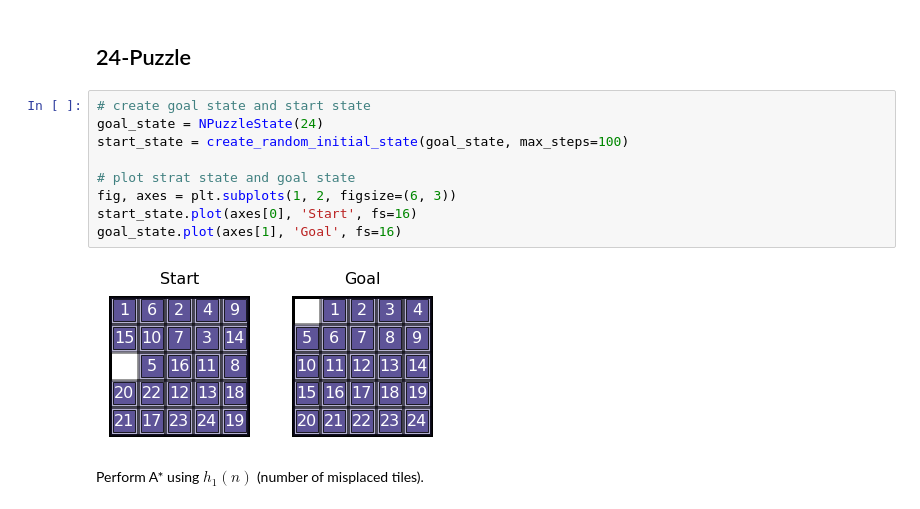
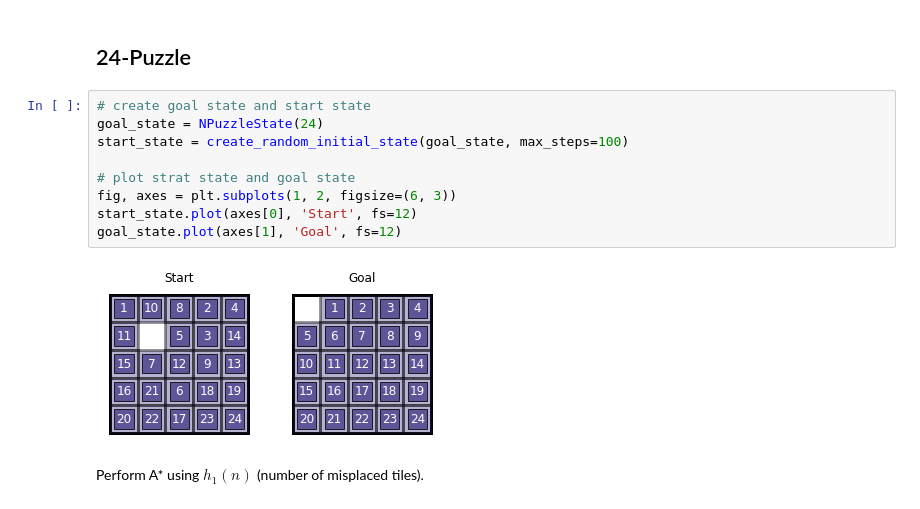
Before and after one commit to snrazavi/AI-Programming-using-Python, a Jupyter notebook: Search/04-Informed_Search_Strategies.ipynb, the cells around one changed output. Drawn from its saved outputs; the diff is of its cells as text.

```diff
--- a/Search/04-Informed_Search_Strategies.ipynb
+++ b/Search/04-Informed_Search_Strategies.ipynb
@@ -269,14 +269,14 @@ Number of generated nodes: 1766
 # %%
 # create goal state and start state
 goal_state = NPuzzleState(24)
 start_state = create_random_initial_state(goal_state, max_steps=100)
 
 # plot strat state and goal state
 fig, axes = plt.subplots(1, 2, figsize=(6, 3))
-start_state.plot(axes[0], 'Start', fs=16)
-goal_state.plot(axes[1], 'Goal', fs=16)
+start_state.plot(axes[0], 'Start', fs=12)
+goal_state.plot(axes[1], 'Goal', fs=12)
 # %% [output]
-[figure, old version]
+[figure, new version]
 # %% [markdown]
 Perform A* using $h_1(n)$ (number of misplaced tiles).
 # %% [markdown]
```
Also changed, not shown: parts of 15 cells of this notebook, 4 other files.
